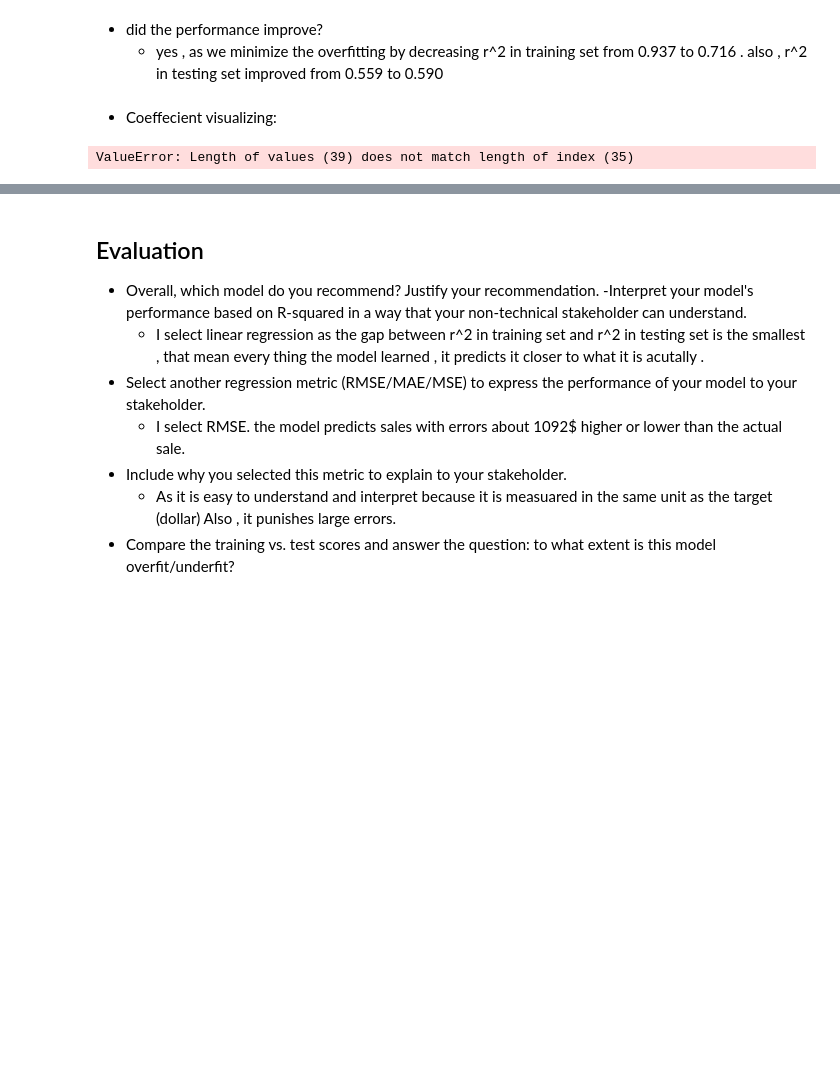
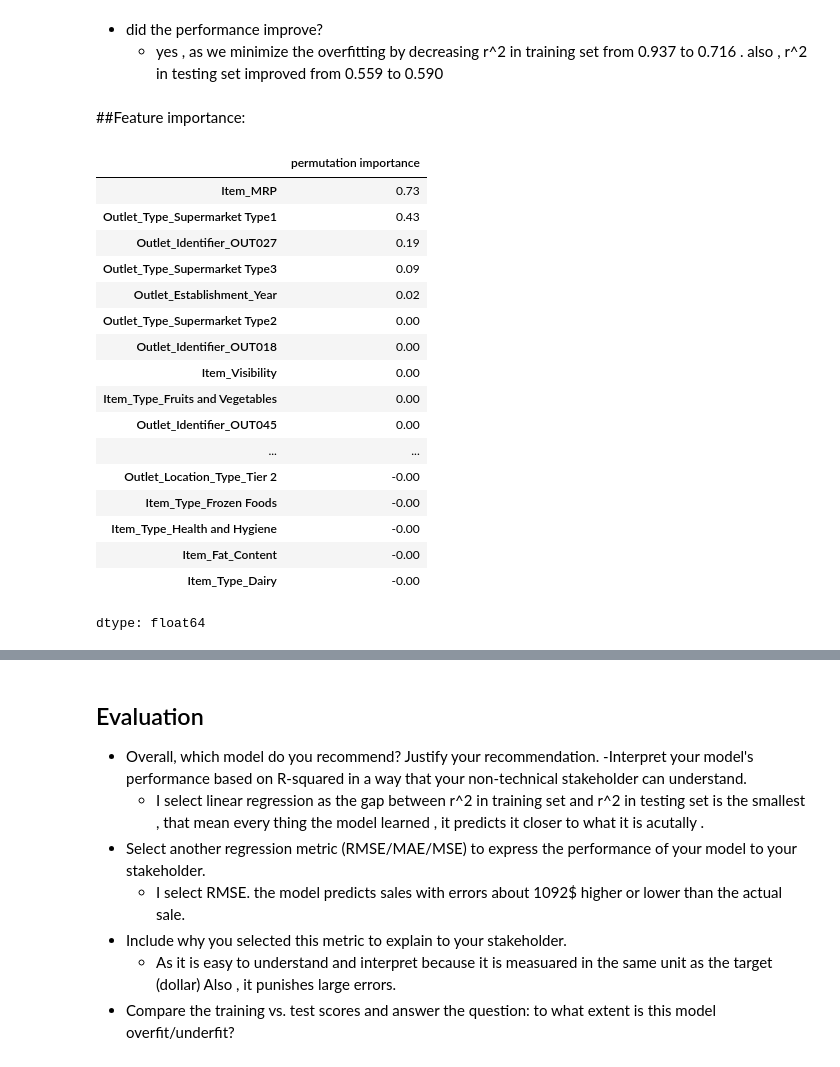
Before and after one commit to dina-masry/Prediction-of-Product-Sales, a Jupyter notebook: Prediction_of_Product_Sales.ipynb, the cells around one changed output, grey strips where cells are left out. Drawn from its saved outputs; the diff is of its cells as text; code cells hidden in the pictures; blank space fills up the shorter version.

```diff
--- a/Prediction_of_Product_Sales.ipynb
+++ b/Prediction_of_Product_Sales.ipynb
@@ -1701,6 +1700,6 @@ Regression Metrics: Test Data
 # %% [markdown]
 - did the performance improve?
    - yes , as we minimize the overfitting by decreasing r^2 in training set from 0.937 to 0.716 . also , r^2 in testing set improved from 0.559 to 0.590
-# %% [markdown]
-- Coeffecient visualizing:
+# %% [markdown]
+##Feature importance:
 # %%
@@ -1741,5 +1735,25 @@ def get_importances(model, feature_names=None,name='Feature Importance',
-# %%
-importances = get_importances(best_rf_reg, feature_names=X_train_processed.columns)
-importances
-# %% [output]
-ValueError: Length of values (39) does not match length of index (35)
+# %%
+from sklearn.inspection import permutation_importance
+r = permutation_importance(best_rf_reg, X_test_processed, y_test, n_repeats=5, random_state=42)
+permutation_importance = pd.Series(r.importances_mean, index=X_test_processed.columns,name='permutation importance')
+permutation_importance = permutation_importance.sort_values(ascending= False)
+permutation_importance
+# %% [output]
+|  | permutation importance |
+| Item_MRP | 0.73 |
+| Outlet_Type_Supermarket Type1 | 0.43 |
+| Outlet_Identifier_OUT027 | 0.19 |
+| Outlet_Type_Supermarket Type3 | 0.09 |
+| Outlet_Establishment_Year | 0.02 |
+| Outlet_Type_Supermarket Type2 | 0.00 |
+| Outlet_Identifier_OUT018 | 0.00 |
+| Item_Visibility | 0.00 |
+| Item_Type_Fruits and Vegetables | 0.00 |
+| Outlet_Identifier_OUT045 | 0.00 |
+| ... | ... |
+| Outlet_Location_Type_Tier 2 | -0.00 |
+| Item_Type_Frozen Foods | -0.00 |
+| Item_Type_Health and Hygiene | -0.00 |
+| Item_Fat_Content | -0.00 |
+| Item_Type_Dairy | -0.00 |
+dtype: float64
```
Also changed, not shown: parts of 13 cells of this notebook.
